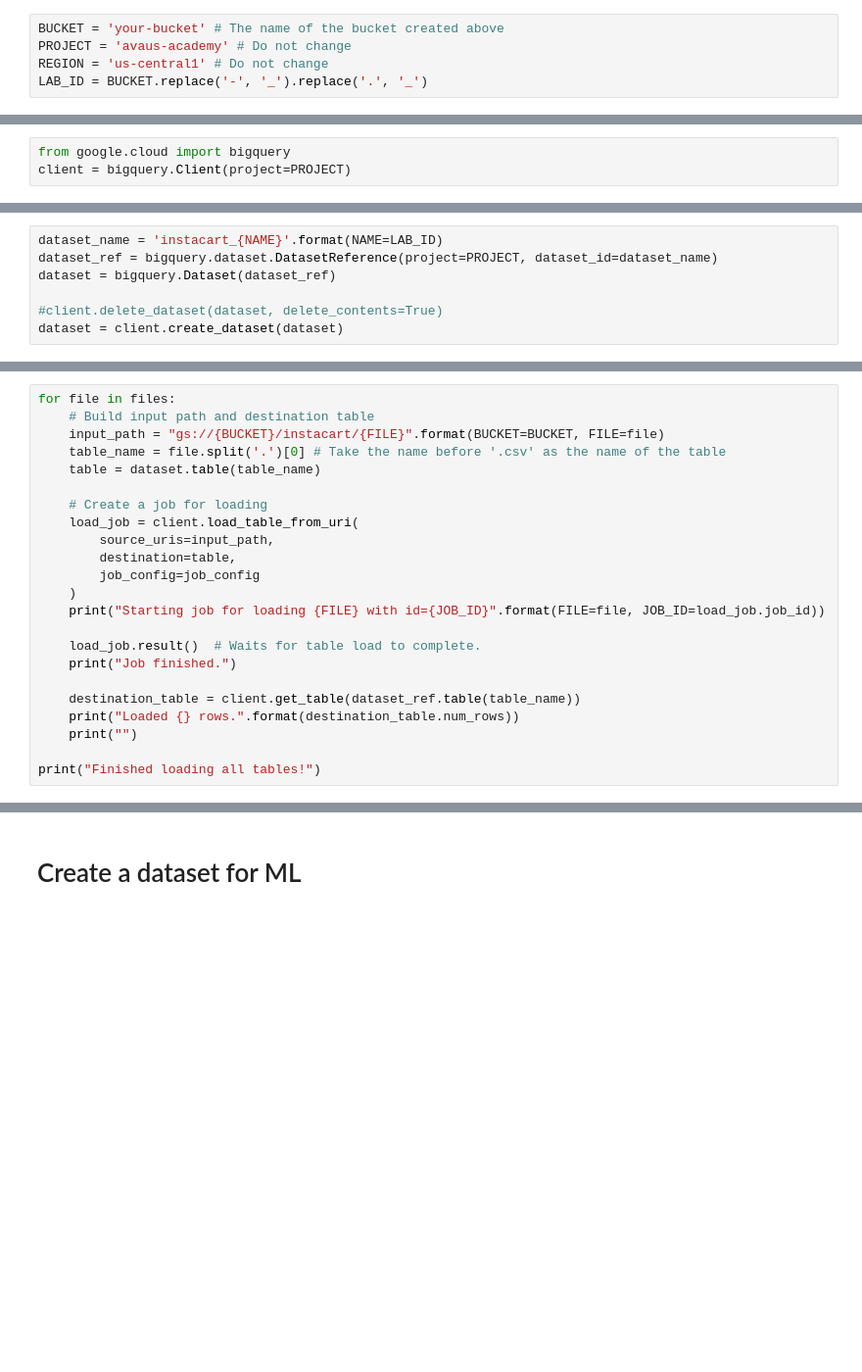
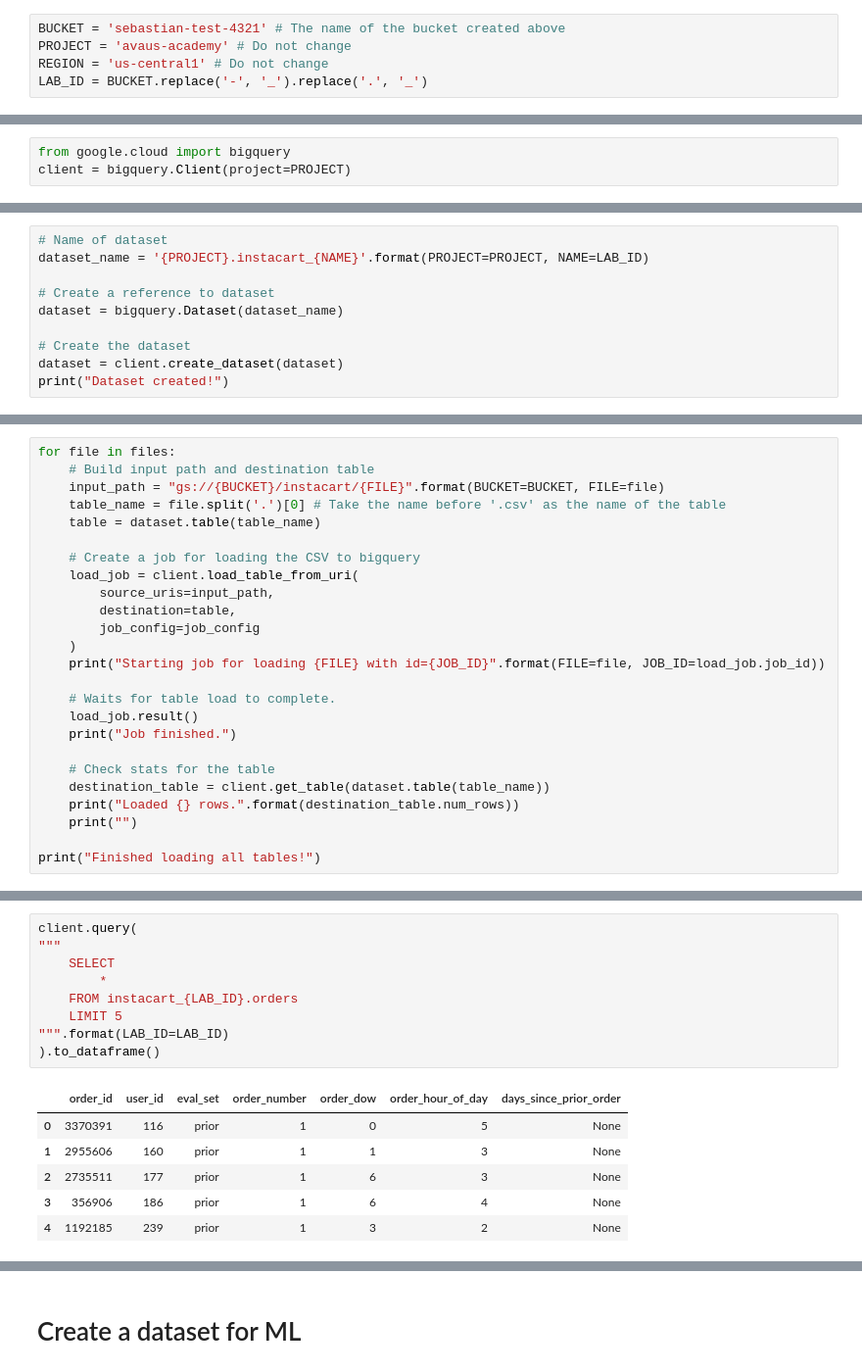
Before and after one commit to anerud/gcp-ml-pipeline-tutorial, a Jupyter notebook: instacart/ml_pipeline.ipynb, the cells around one changed output, grey strips where cells are left out. Shown: that part at 98% size. Saved outputs shown, nothing was run; the diff lists cells and outputs as text; blank space fills up the shorter version.

```diff
--- a/instacart/ml_pipeline.ipynb
+++ b/instacart/ml_pipeline.ipynb
@@ -24,7 +30,7 @@ Restart kernel!
     3. Set parameters
 </p>
 # %%
-BUCKET = 'your-bucket' # The name of the bucket created above
+BUCKET = 'sebastian-test-4321' # The name of the bucket created above
 PROJECT = 'avaus-academy' # Do not change
 REGION = 'us-central1' # Do not change
 LAB_ID = BUCKET.replace('-', '_').replace('.', '_')
@@ -59,7 +74,10 @@ Create a dataset to place the CSV files in
 # %%
-dataset_name = 'instacart_{NAME}'.format(NAME=LAB_ID)
-dataset_ref = bigquery.dataset.DatasetReference(project=PROJECT, dataset_id=dataset_name)
-dataset = bigquery.Dataset(dataset_ref)
+# Name of dataset
+dataset_name = '{PROJECT}.instacart_{NAME}'.format(PROJECT=PROJECT, NAME=LAB_ID)
 
-#client.delete_dataset(dataset, delete_contents=True)
+# Create a reference to dataset
+dataset = bigquery.Dataset(dataset_name)
+
+# Create the dataset
 dataset = client.create_dataset(dataset)
+print("Dataset created!")
@@ -83,7 +108,7 @@ for file in files:
     table_name = file.split('.')[0] # Take the name before '.csv' as the name of the table
     table = dataset.table(table_name)
 
-    # Create a job for loading
+    # Create a job for loading the CSV to bigquery
     load_job = client.load_table_from_uri(
         source_uris=input_path,
         destination=table,
@@ -91,10 +116,12 @@ for file in files:
     )
     print("Starting job for loading {FILE} with id={JOB_ID}".format(FILE=file, JOB_ID=load_job.job_id))
 
-    load_job.result()  # Waits for table load to complete.
+    # Waits for table load to complete.
+    load_job.result()
     print("Job finished.")
 
-    destination_table = client.get_table(dataset_ref.table(table_name))
+    # Check stats for the table
+    destination_table = client.get_table(dataset.table(table_name))
     print("Loaded {} rows.".format(destination_table.num_rows))
     print("")
 
@@ -103,0 +155,16 @@ print("Finished loading all tables!")
+# %%
+client.query(
+"""
+    SELECT
+        *
+    FROM instacart_{LAB_ID}.orders
+    LIMIT 5
+""".format(LAB_ID=LAB_ID)
+).to_dataframe()
+# %% [output]
+|  | order_id | user_id | eval_set | order_number | order_dow | order_hour_of_day | days_since_prior_order |
+| 0 | 3370391 | 116 | prior | 1 | 0 | 5 | None |
+| 1 | 2955606 | 160 | prior | 1 | 1 | 3 | None |
+| 2 | 2735511 | 177 | prior | 1 | 6 | 3 | None |
+| 3 | 356906 | 186 | prior | 1 | 6 | 4 | None |
+| 4 | 1192185 | 239 | prior | 1 | 3 | 2 | None |
```
Also changed, not shown: parts of 62 cells of this notebook.
